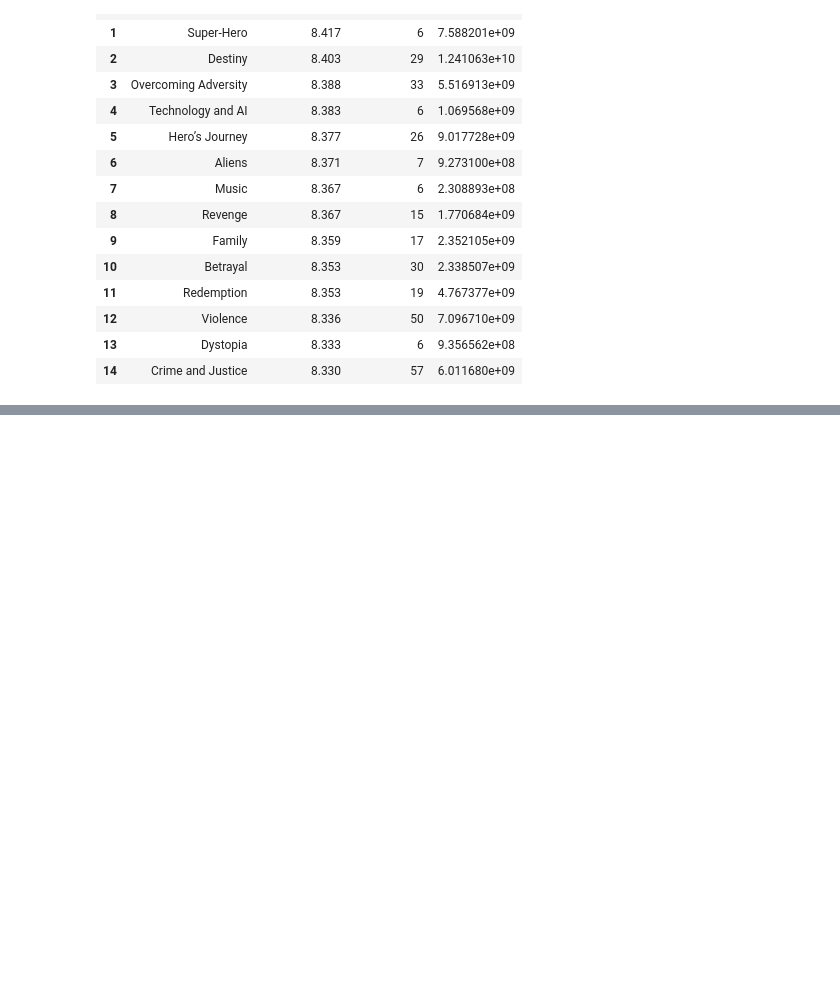
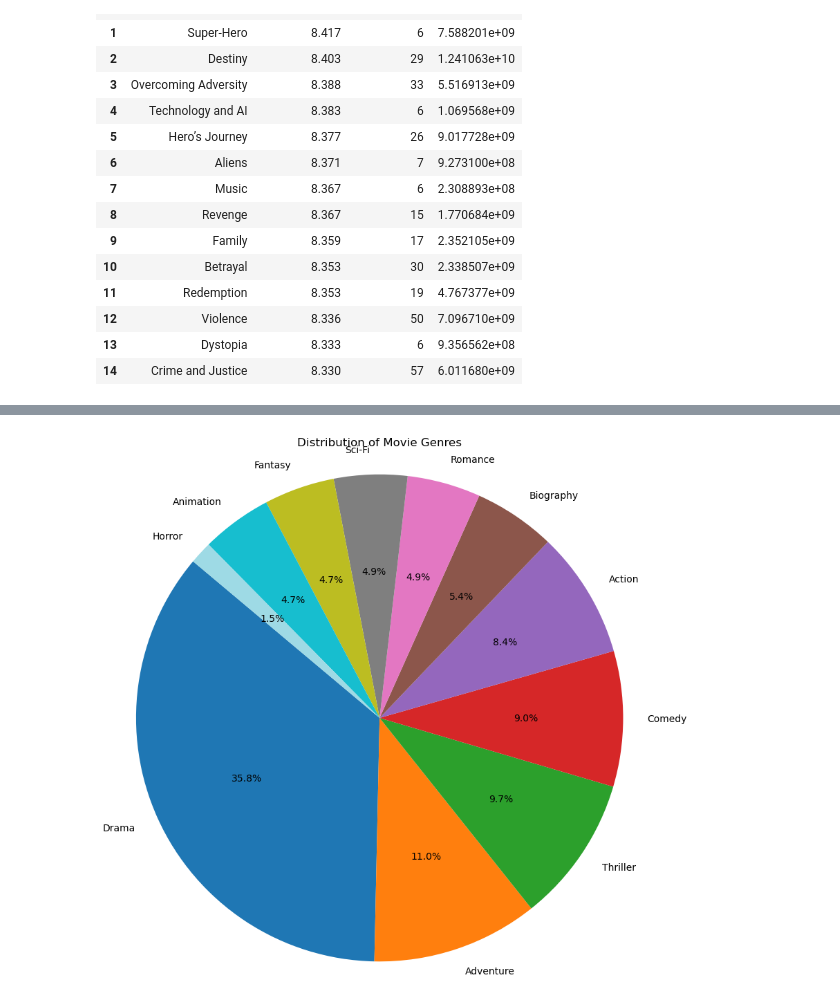
Before and after one commit to h31tor/imdb, a Jupyter notebook: IMDB2.ipynb, the cells around one changed output, grey strips where cells are left out. Drawn from its saved outputs; the diff is of its cells as text; code cells hidden in the pictures; blank space fills up the shorter version.

Commit message:
genres chart done

```diff
--- a/IMDB2.ipynb
+++ b/IMDB2.ipynb
@@ -1149,0 +1132,21 @@ df2
+# %%
+import matplotlib.pyplot as plt
+import matplotlib.cm as cm
+import numpy as np
+
+df_genres = df2.copy()
+df_genres['Genres_clean'] = df_genres['Genre'].str.split(", ")
+exploded_df = df_genres.explode('Genres_clean')
+
+genre_counts = exploded_df['Genres_clean'].value_counts()
+
+colors = cm.get_cmap('tab20', len(genre_counts))
+
+plt.figure(figsize=(10, 10))
+plt.pie(genre_counts, labels=genre_counts.index, colors=[colors(i) for i in range(len(genre_counts))],
+        autopct='%1.1f%%', startangle=140)
+plt.title('Distribution of Movie Genres')
+plt.axis('equal')
+plt.show()
+# %% [output]
+[figure, added]
```
Also changed, not shown: parts of 5 cells of this notebook, 4 other files.
